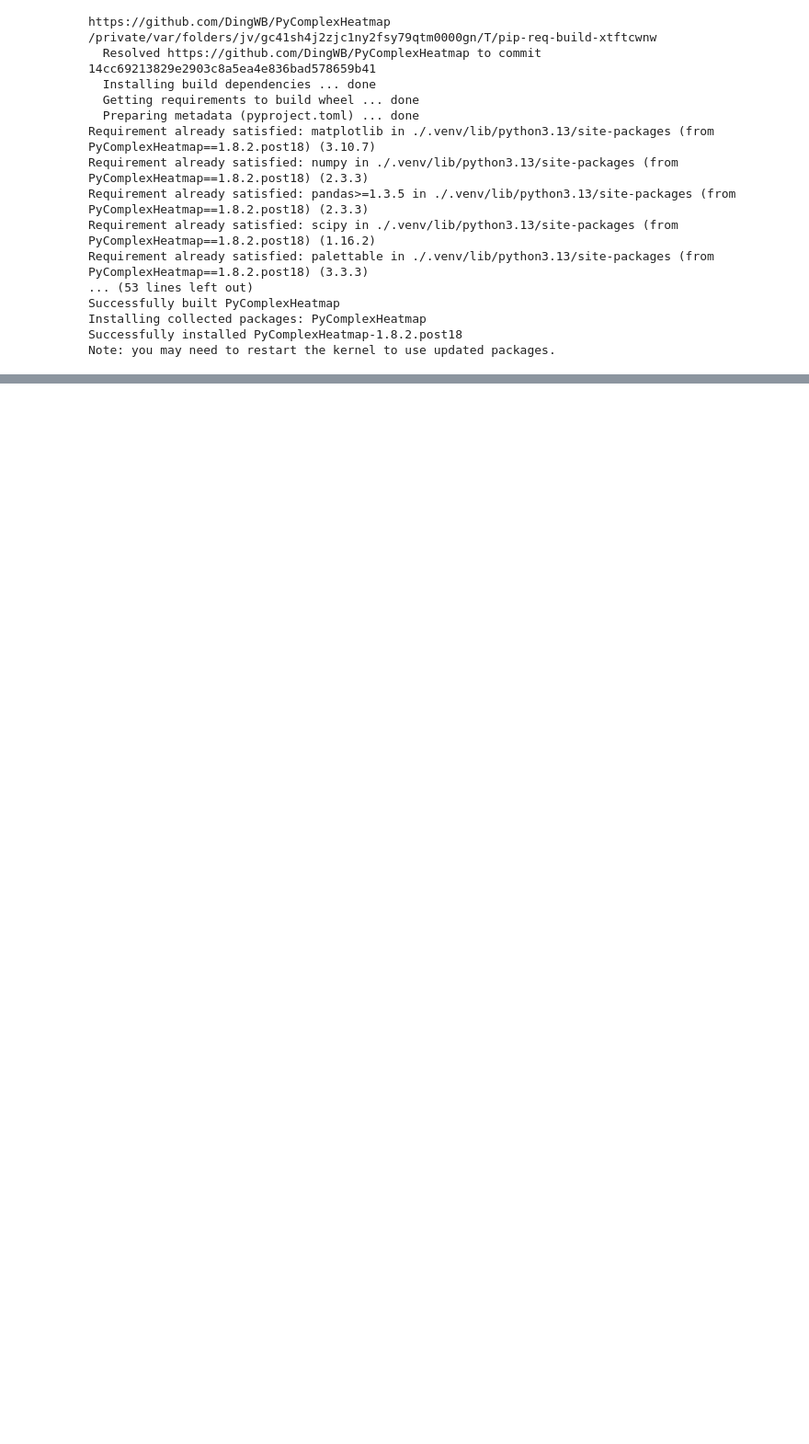
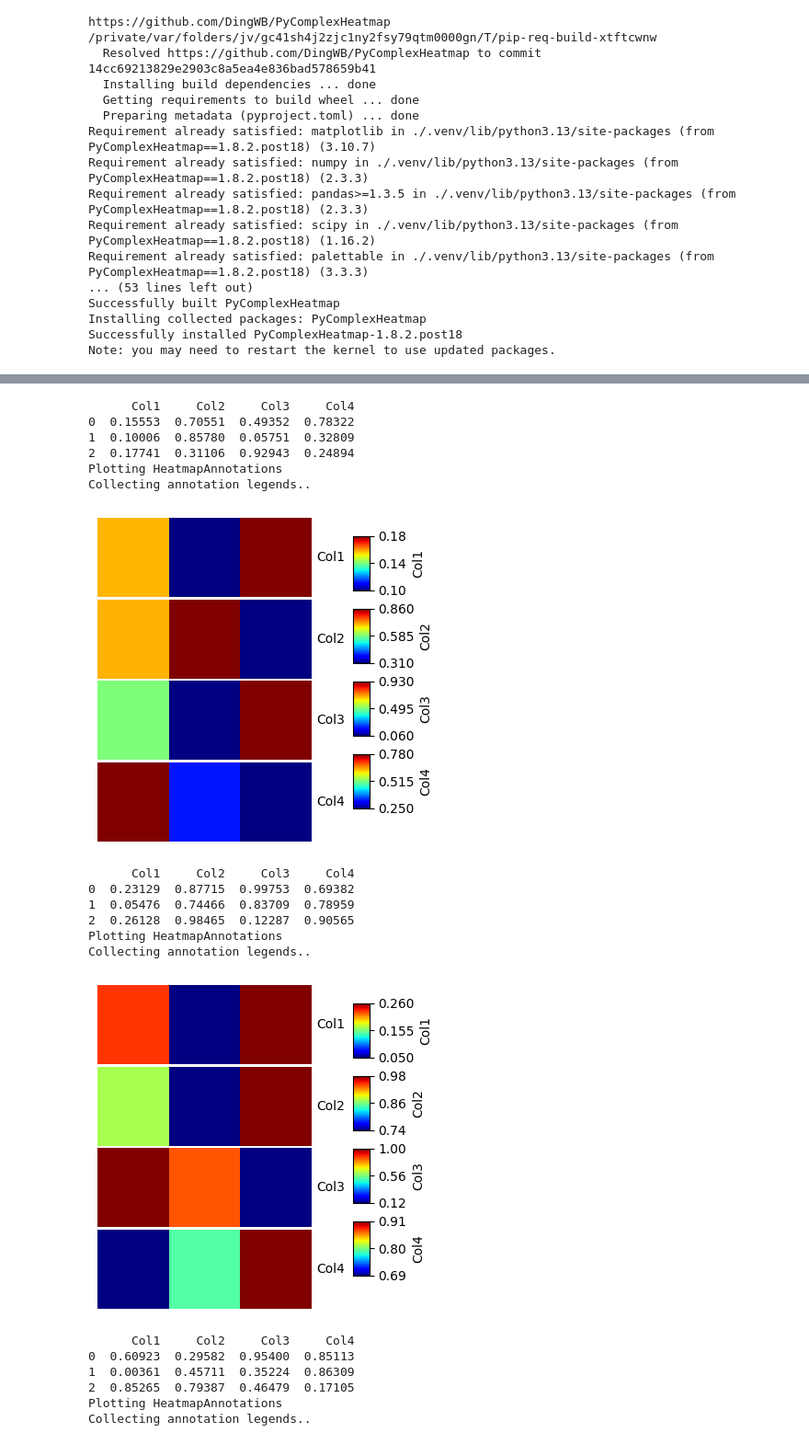
Before and after one commit to blasce/Swarm2AlgoTesting, a Jupyter notebook: heatmap.ipynb, the cells around one changed output, grey strips where cells are left out. Shown: that part at 92% size. Drawn from its saved outputs; the diff is of its cells as text; code cells hidden in the pictures; blank space fills up the shorter version.

```diff
--- a/heatmap.ipynb
+++ b/heatmap.ipynb
@@ -85,0 +238,24 @@ Note: you may need to restart the kernel to use updated packages.
+# %%
+import os, sys
+import matplotlib.pylab as plt
+import numpy as np
+
+import PyComplexHeatmap as pch
+import pandas as pd
+genome = np.array([
+    [[0.15553, 0.70551, 0.49352, 0.78322],
+     [0.10006, 0.85780, 0.05751, 0.32809],
+     [0.17741, 0.31106, 0.92943, 0.24894]],
+
+    [[0.23129, 0.87715, 0.99753, 0.69382],
+     [0.05476, 0.74466, 0.83709, 0.78959],
+     [0.26128, 0.98465, 0.12287, 0.90565]],
+
+    [[0.60923, 0.29582, 0.95400, 0.85113],
+     [0.00361, 0.45711, 0.35224, 0.86309],
+     [0.85265, 0.79387, 0.46479, 0.17105]],
+
+    [[0.64470, 0.43506, 0.20252, 0.44396],
+     [0.30038, 0.08123, 0.87981, 0.06085],
+     [0.96094, 0.00553, 0.33884, 0.67117]]
+])
@@ -85,0 +274,31 @@ Note: you may need to restart the kernel to use updated packages.
+# %%
+
+
+heatmaps = []
+for i, block in enumerate(genome):
+    df_block = pd.DataFrame(block, columns=[f"Col{j+1}" for j in range(len(block[0]))])
+    print(df_block)
+    plt.figure(figsize=(3,4))
+    col_ha = pch.HeatmapAnnotation(df=df_block,plot=True,legend=True,legend_gap=5,hgap=0.5,axis=1)
+    plt.show()
+# %% [output]
+      Col1     Col2     Col3     Col4
+0  0.15553  0.70551  0.49352  0.78322
+1  0.10006  0.85780  0.05751  0.32809
+2  0.17741  0.31106  0.92943  0.24894
+Plotting HeatmapAnnotations
+Collecting annotation legends..
+[figure, added]
+      Col1     Col2     Col3     Col4
+0  0.23129  0.87715  0.99753  0.69382
+1  0.05476  0.74466  0.83709  0.78959
+2  0.26128  0.98465  0.12287  0.90565
+Plotting HeatmapAnnotations
+Collecting annotation legends..
+[figure, added]
+      Col1     Col2     Col3     Col4
+0  0.60923  0.29582  0.95400  0.85113
+1  0.00361  0.45711  0.35224  0.86309
+2  0.85265  0.79387  0.46479  0.17105
+Plotting HeatmapAnnotations
+Collecting annotation legends..
```
Also changed, not shown: parts of 7 cells of this notebook, 4 other files.
